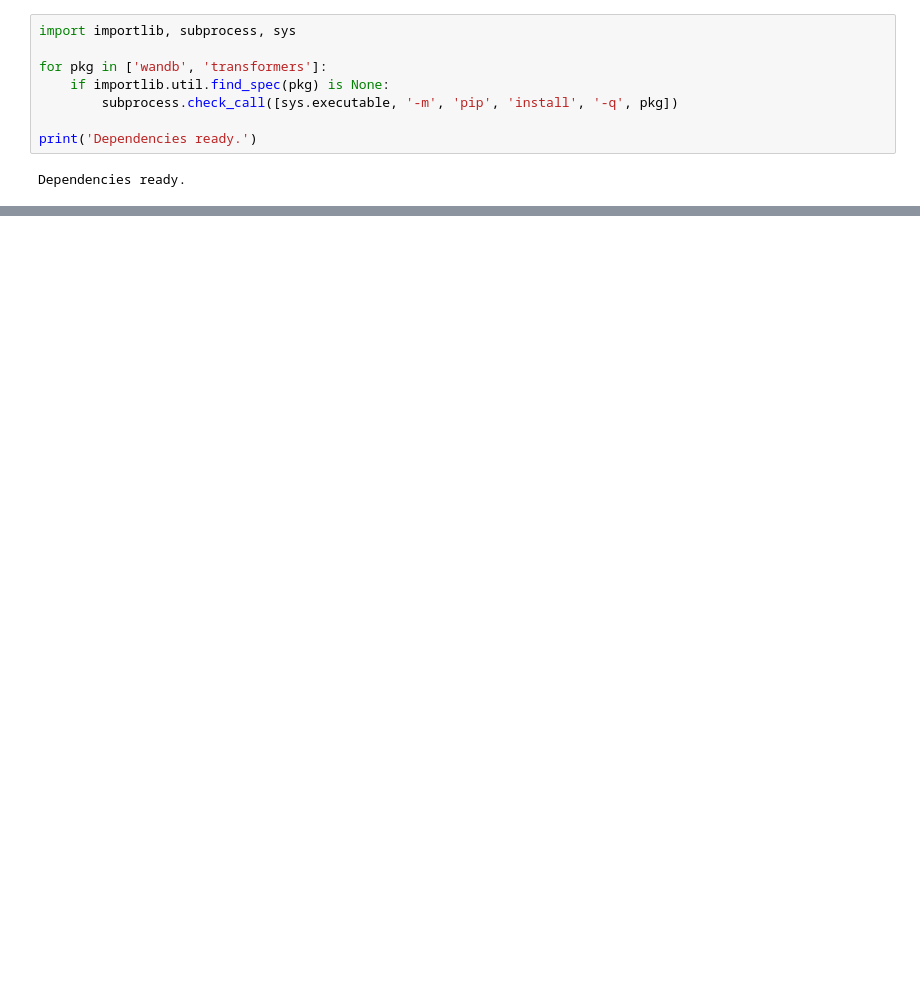
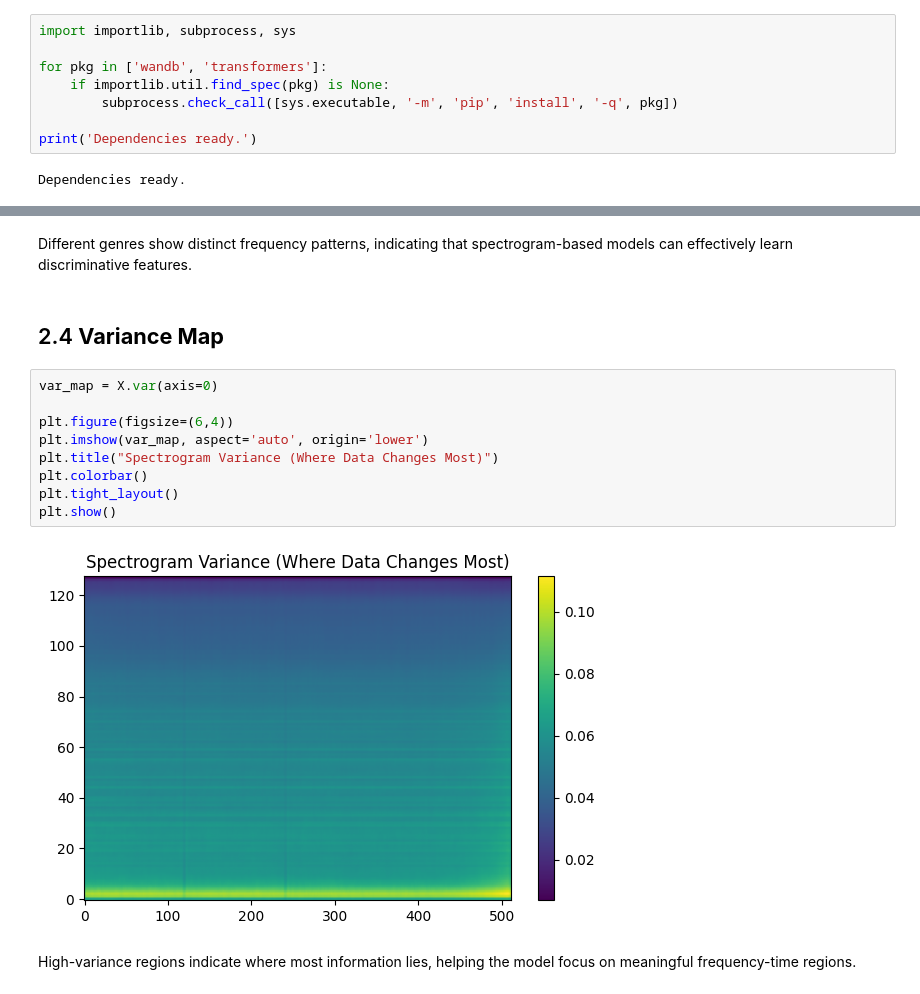
Before and after one commit to 23f2004377/dl-23f2004377-notebook-t12026, a Jupyter notebook: notebooks/final_notebook.ipynb, the cells around one changed output, grey strips where cells are left out. Saved outputs shown, nothing was run; the diff lists cells and outputs as text; blank space fills up the shorter version.

```diff
--- a/notebooks/final_notebook.ipynb
+++ b/notebooks/final_notebook.ipynb
@@ -460,0 +199,17 @@ Samples per genre: [2700 2700 2700 2700 2700 2700 2700 2700 2700 2700]
+# %% [markdown]
+Different genres show distinct frequency patterns, indicating that spectrogram-based models can effectively learn discriminative features.
+# %% [markdown]
+## 2.4 **Variance Map**
+# %%
+var_map = X.var(axis=0)
+
+plt.figure(figsize=(6,4))
+plt.imshow(var_map, aspect='auto', origin='lower')
+plt.title("Spectrogram Variance (Where Data Changes Most)")
+plt.colorbar()
+plt.tight_layout()
+plt.show()
+# %% [output]
+[figure, added]
+# %% [markdown]
+High-variance regions indicate where most information lies, helping the model focus on meaningful frequency-time regions.
```
Also changed, not shown: parts of 61 cells of this notebook.
